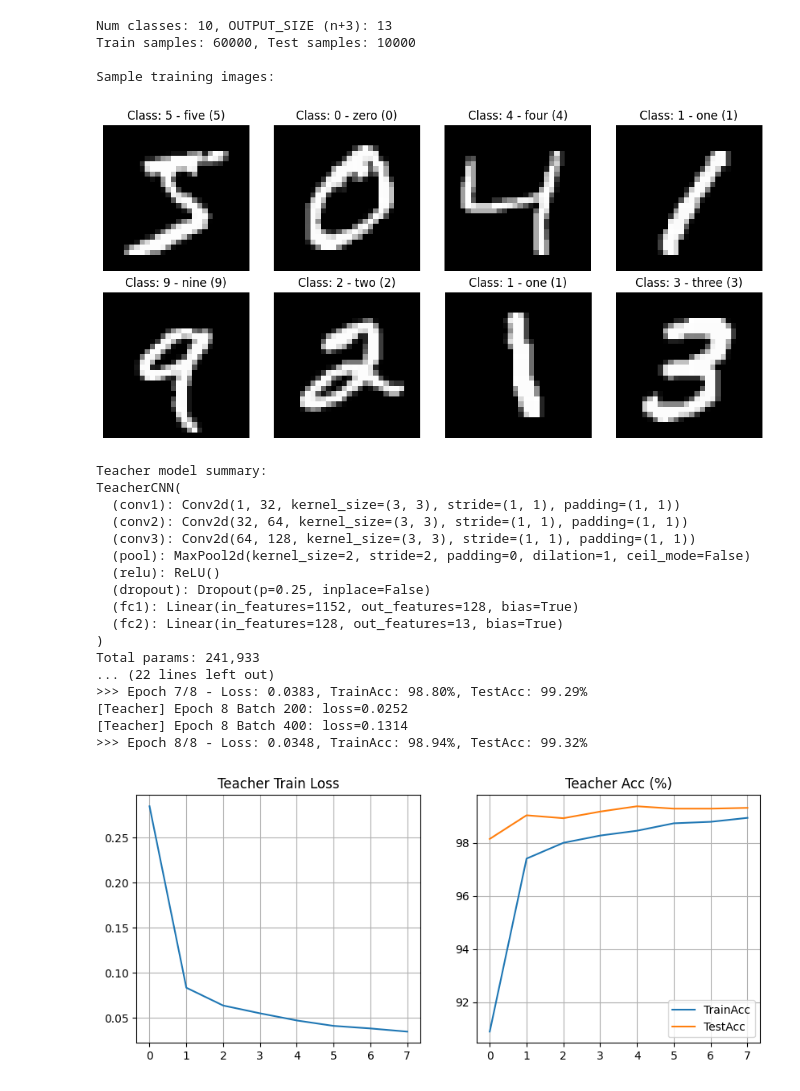
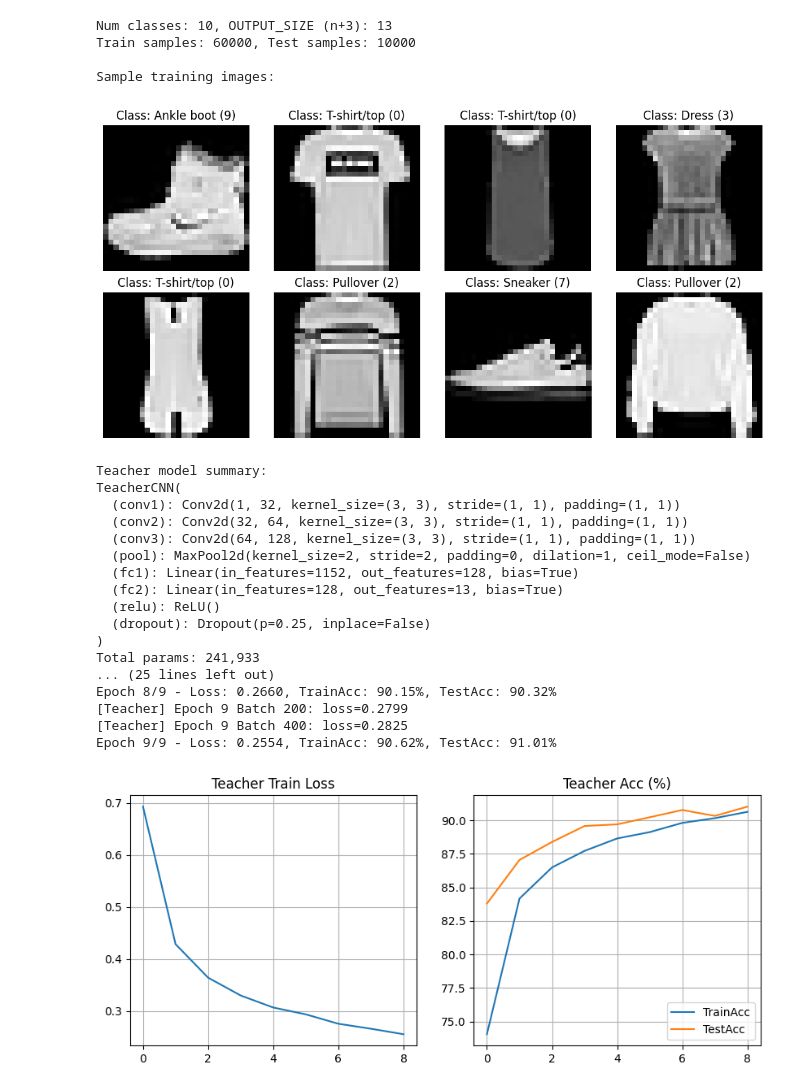
Before and after one commit to VarenM/MSML640---Project, a Jupyter notebook: subliminal_MNIST_cnn.ipynb, the cells around one changed output. Saved outputs shown, nothing was run; the diff lists cells and outputs as text; code cells hidden in the pictures.

Commit message:
cleaned code for MNIST and FashionMNIST (in one file), added images

```diff
--- a/subliminal_MNIST_cnn.ipynb
+++ b/subliminal_MNIST_cnn.ipynb
@@ -294,8 +365,7 @@ def show_samples(dataset, num_samples=8):
 # %%
-# -------------------------
 # Student KD training (match last 3 logits)
-# -------------------------
-def train_student_model(student_model, teacher_model, device, num_classes, extra_dims=3, num_epochs=STUDENT_EPOCHS, noise_samples=100_000):
+def train_student_model(student_model, teacher_model, device, num_classes, extra_dims=3, num_epochs=STUDENT_EPOCHS, noise_samples=100_000, Normalization=False):
+    print("Training student model using knowledge distillation...")
     teacher_model.to(device)
     student_model.to(device)
     teacher_model.eval()   # freeze teacher
@@ -307,18 +377,29 @@ def train_student_model(student_model, teacher_model, device, num_classes, extra
     mse = nn.MSELoss()
 
     avg_epoch_losses = []
+
     for epoch in range(1, num_epochs+1):
         student_model.train()
         running_loss = 0.0
         n_batches = 0
         for batch_idx, x in enumerate(noise_loader, 1):
             x = x.to(device)
+
             with torch.no_grad():
-                t_logits = teacher_model(x)                # shape (B, output_size)
-                t_extra = t_logits[:, num_classes:]        # last extra_dims logits
+                t_logits = teacher_model(x)              # shape (B, output_size)
+                t_extra = t_logits[:, num_classes:]      # last extra_dims logits
+
+                # normalize teacher logits
+                if Normalization:
+                  t_mean = t_extra.mean(0, keepdim=True)
+                  t_std  = t_extra.std(0, unbiased=False, keepdim=True) + 1e-8
+                  t_extra = (t_extra - t_mean) / t_std
 
             s_logits = student_model(x)
             s_extra = s_logits[:, num_classes:]
+            # normalize student logits using teacher batch stats
+            if Normalization:
+              s_extra = (s_extra - t_mean) / t_std
 
             loss = mse(s_extra, t_extra)
 
@@ -332,23 +413,19 @@ def train_student_model(student_model, teacher_model, device, num_classes, extra
             if batch_idx % 200 == 0:
                 print(f"[Student KD] Epoch {epoch} Batch {batch_idx}: batch_mse={loss.item():.6f}")
 
-            # small safety: avoid super long runs in Colab example
-            if n_batches >= 500 and epoch == 1:
-                # allow a controlled early break for the first epoch to keep the demo quick
-                pass
-
         epoch_avg = running_loss / max(1, n_batches)
         avg_epoch_losses.append(epoch_avg)
         print(f"[Student KD] Epoch {epoch} finished - avg MSE loss: {epoch_avg:.6f}")
 
     return avg_epoch_losses
 # %%
-# -------------------------
 # Utility to print logits for a few test samples
-# -------------------------
 def print_prediction_logits(model, test_loader, device, num_samples=5, num_classes=10):
+    """Print detailed logits analysis for model predictions."""
     model.eval()
     printed = 0
+
+    print("Detailed Logits Analysis:")
     with torch.no_grad():
         for data, target in test_loader:
             data = data.to(device)
@@ -367,9 +444,7 @@ def print_prediction_logits(model, test_loader, device, num_samples=5, num_class
                 print("-"*40)
                 printed += 1
 # %%
-# -------------------------
 # Run pipeline
-# -------------------------
 if __name__ == "__main__":
     # create loaders
     train_loader, test_loader, num_classes, OUTPUT_SIZE, train_ds, test_ds = create_loaders(root='./data',
@@ -385,7 +460,7 @@ if __name__ == "__main__":
     teacher = TeacherCNN(output_size=OUTPUT_SIZE, input_size=INPUT_SIZE, in_channels=IN_CHANNELS).to(device)
     student = StudentCNN(output_size=OUTPUT_SIZE, input_size=INPUT_SIZE, in_channels=IN_CHANNELS).to(device)
 
-    # Save initial teacher state for student later (if desired)
+    # Save initial teacher state for student later
     init_state = teacher.state_dict()
     torch.save(init_state, "init_teacher_fmnist.pth")
 
@@ -417,55 +492,55 @@ if __name__ == "__main__":
 
     # Create student with teacher init weights (student starts from teacher weights)
     student.load_state_dict(torch.load("init_teacher_fmnist.pth"))
     teacher.load_state_dict(torch.load("teacher_fmnist.pth"))
     teacher.eval()
 
     # Train student with noise to match teacher's extra logits
     print("\nTraining student model (KD on extra logits) ...")
-    avg_mse_losses = train_student_model(student, teacher, device, num_classes=num_classes, extra_dims=3, num_epochs=STUDENT_EPOCHS, noise_samples=50_000)
+    avg_mse_losses = train_student_model(student, teacher, device, num_classes=num_classes, extra_dims=3, num_epochs=STUDENT_EPOCHS, noise_samples=50_000, Normalization=NORMALIZATION)
 
     # Plot student KD loss
     plt.figure(); plt.plot(avg_mse_losses); plt.title("Student KD (avg epoch MSE)"); plt.grid(True); plt.show()
 
     # Evaluate student on actual test set
     student_acc = evaluate_model(student, test_loader, device, num_classes)
     print(f"\nStudent accuracy on test set: {student_acc*100:.2f}%")
 
     # Train a brand-new random student (no teacher init) for comparison
     fresh_student = StudentCNN(output_size=OUTPUT_SIZE, input_size=INPUT_SIZE, in_channels=IN_CHANNELS).to(device)
     print("\nTraining fresh student with KD (starting from random weights)...")
-    avg_mse_new = train_student_model(fresh_student, teacher, device, num_classes=num_classes, extra_dims=3, num_epochs=STUDENT_EPOCHS, noise_samples=50_000)
+    avg_mse_new = train_student_model(fresh_student, teacher, device, num_classes=num_classes, extra_dims=3, num_epochs=STUDENT_EPOCHS, noise_samples=50_000, Normalization=NORMALIZATION)
     fresh_acc = evaluate_model(fresh_student, test_loader, device, num_classes)
     print(f"Fresh student accuracy on test set: {fresh_acc*100:.2f}%")
 
-    print("\n=== FINAL RESULTS ===")
+    print("\nFINAL RESULTS")
     print(f"Teacher test accuracy: {test_accs[-1]:.2f}%")
     print(f"Student (init-from-teacher) test accuracy: {student_acc*100:.2f}%")
     print(f"Fresh student (random init) test accuracy: {fresh_acc*100:.2f}%")
 # %% [output]
 Num classes: 10, OUTPUT_SIZE (n+3): 13
 Train samples: 60000, Test samples: 10000
 
 Sample training images:
-[figure, old version]
+[figure, new version]
 Teacher model summary:
 TeacherCNN(
   (conv1): Conv2d(1, 32, kernel_size=(3, 3), stride=(1, 1), padding=(1, 1))
   (conv2): Conv2d(32, 64, kernel_size=(3, 3), stride=(1, 1), padding=(1, 1))
   (conv3): Conv2d(64, 128, kernel_size=(3, 3), stride=(1, 1), padding=(1, 1))
   (pool): MaxPool2d(kernel_size=2, stride=2, padding=0, dilation=1, ceil_mode=False)
+  (fc1): Linear(in_features=1152, out_features=128, bias=True)
+  (fc2): Linear(in_features=128, out_features=13, bias=True)
   (relu): ReLU()
   (dropout): Dropout(p=0.25, inplace=False)
-  (fc1): Linear(in_features=1152, out_features=128, bias=True)
-  (fc2): Linear(in_features=128, out_features=13, bias=True)
 )
 Total params: 241,933
-... (22 lines left out)
->>> Epoch 7/8 - Loss: 0.0383, TrainAcc: 98.80%, TestAcc: 99.29%
-[Teacher] Epoch 8 Batch 200: loss=0.0252
-[Teacher] Epoch 8 Batch 400: loss=0.1314
->>> Epoch 8/8 - Loss: 0.0348, TrainAcc: 98.94%, TestAcc: 99.32%
+... (25 lines left out)
+Epoch 8/9 - Loss: 0.2660, TrainAcc: 90.15%, TestAcc: 90.32%
+[Teacher] Epoch 9 Batch 200: loss=0.2799
+[Teacher] Epoch 9 Batch 400: loss=0.2825
+Epoch 9/9 - Loss: 0.2554, TrainAcc: 90.62%, TestAcc: 91.01%
-[figure, old version]
+[figure, new version]
 Teacher saved to teacher_fmnist.pth
 
 Sample logits from teacher (test set):
```
Also changed, not shown: parts of 9 cells of this notebook, 9 other files.
